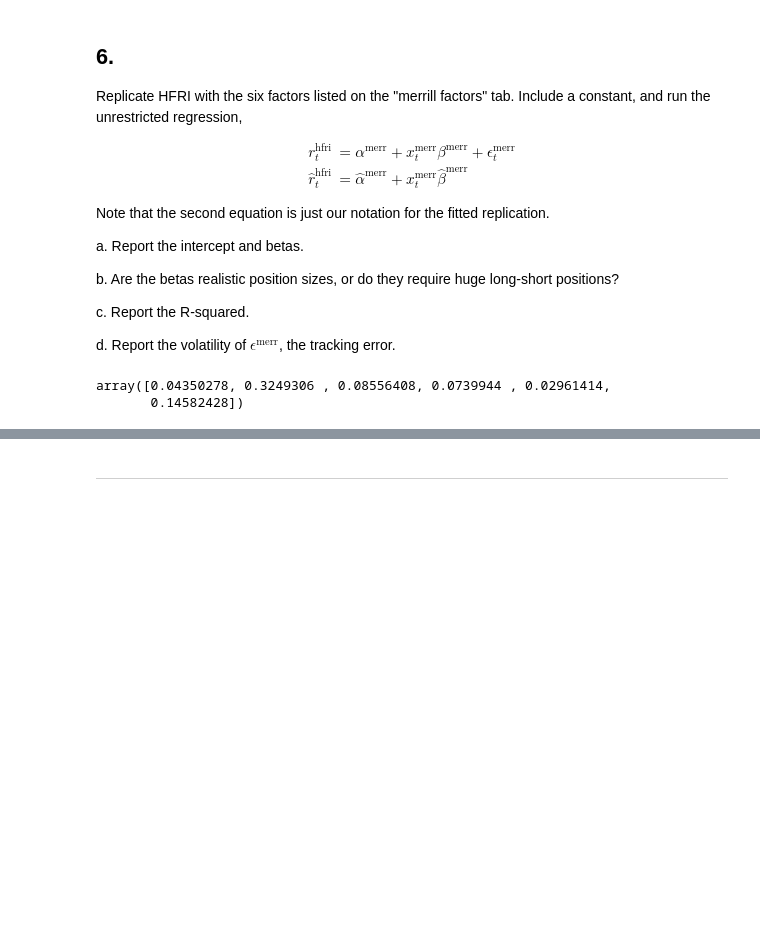
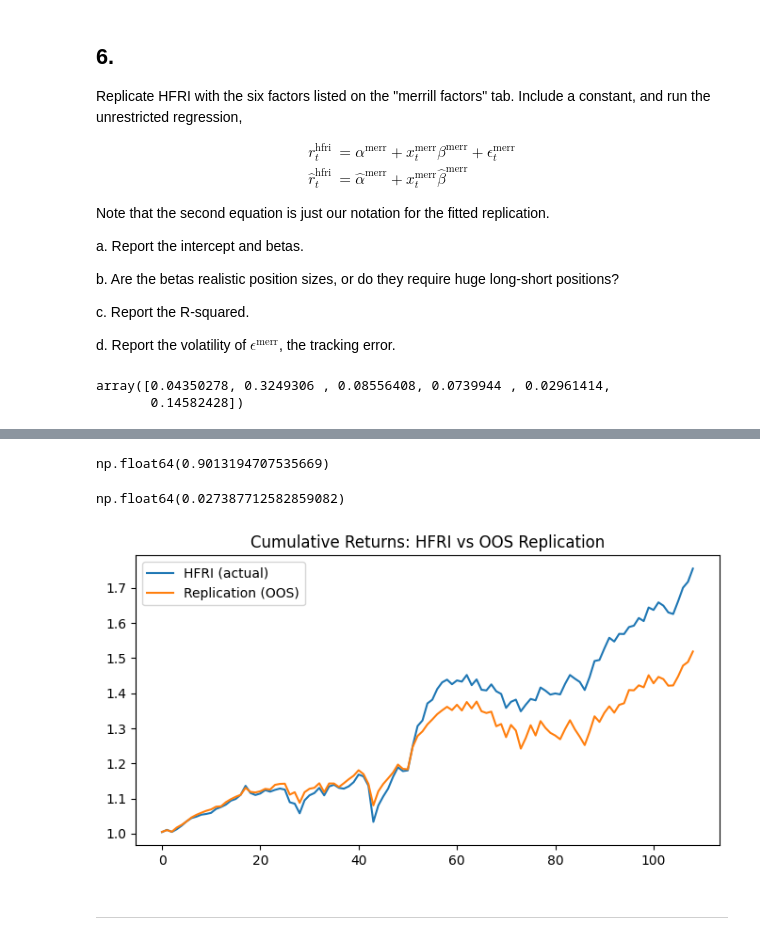
Before and after one commit to dafuzhu-uchi/finm-367, a Jupyter notebook: assignment/hw2/hw2_case.ipynb, the cells around one changed output, grey strips where cells are left out. Cells and saved outputs as stored; diff of their text form; code cells hidden in the pictures; blank space fills up the shorter version.

```diff
--- a/assignment/hw2/hw2_case.ipynb
+++ b/assignment/hw2/hw2_case.ipynb
@@ -531,0 +543,17 @@ How well does the out-of-sample replication perform with respect to the target?
+# %%
+target_df = target.to_frame() if isinstance(target, pl.Series) else target
+concat_df = pl.concat([target_df, factors], how="horizontal")
+t_name = target_df.columns[0]
+window = 60
+dates = df_polars["Date"]
+cols = factors.columns
+oos = []
+
+for i in range(window, concat_df.shape[0]):
+    train = concat_df[i-window: i]
+    test = concat_df[i: i+1]
+    y_train = train[t_name]
+    X_train = train[cols].to_numpy()
+    model = LinearRegression().fit(X_train, y_train)
+    X_test = test[cols].to_numpy()
+    oos.append(model.predict(X_test)[0])
@@ -532,3 +584,22 @@ How well does the out-of-sample replication perform with respect to the target?
+# %%
+np.corrcoef(target_df[window:, t_name].to_numpy(), np.array(oos))[0, 1]
+# %% [output]
+np.float64(0.9013194707535669)
+# %%
+(target_df[window:, t_name].to_numpy() - np.array(oos)).std() * np.sqrt(12)
+# %% [output]
+np.float64(0.027387712582859082)
+# %%
+import matplotlib.pyplot as plt
+
+fig, ax = plt.subplots(figsize=(8,4))
+ax.plot((1+target_df[t_name][60:].to_numpy()).cumprod(), label='HFRI (actual)')
+ax.plot((1+np.array(oos)).cumprod(), label='Replication (OOS)')
+ax.set_title("Cumulative Returns: HFRI vs OOS Replication")
+ax.legend()
+plt.show()
+# %% [output]
+[figure, added]
 # %% [markdown]
 ---
 # %% [markdown]
```
Also changed, not shown: parts of 5 cells of this notebook, 6 other files.
